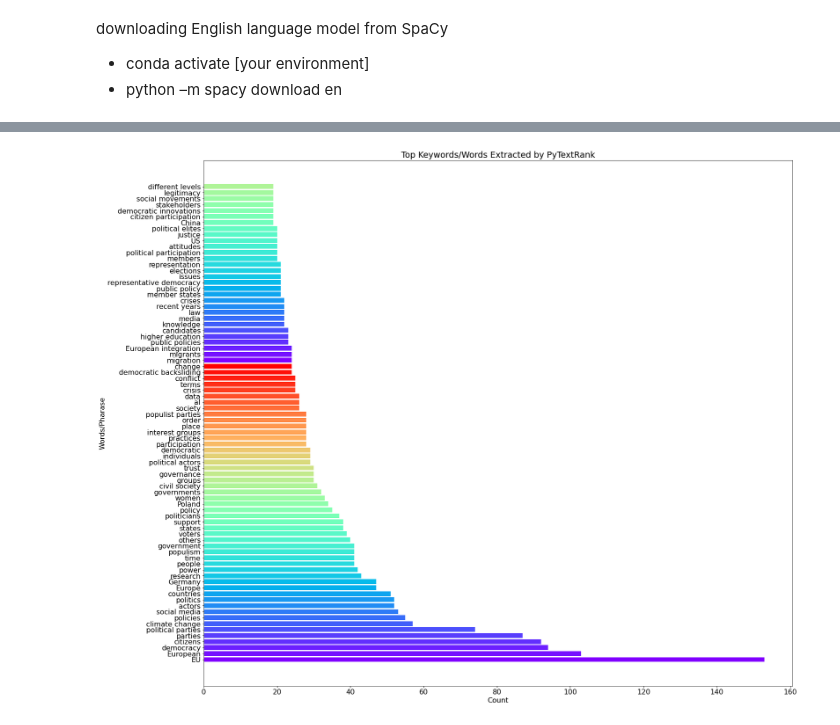
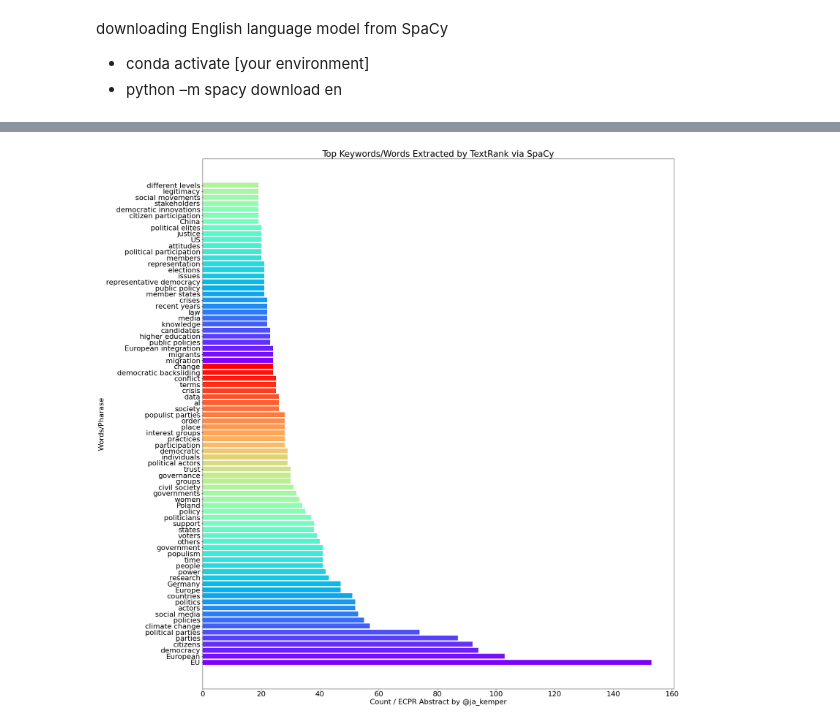
Before and after one commit to davidycliao/ecprgc22-abstruct, a Jupyter notebook: ecpr.ipynb, the cells around one changed output, grey strips where cells are left out. Cells and saved outputs as stored; diff of their text form; code cells hidden in the pictures.

```diff
--- a/ecpr.ipynb
+++ b/ecpr.ipynb
@@ -48,23 +46,23 @@ num_words = collections.Counter(kewyord_clean)
 # %%
 import matplotlib.cm as cm
 import matplotlib.pyplot as plt
 from matplotlib import rcParams
 from wordcloud import WordCloud, STOPWORDS
 
 words = []
 counts = []
 for letter, count in num_words.most_common(80):
     words.append(letter)
     counts.append(count)
 colors = cm.rainbow(np.linspace(0, 1, 50))
-rcParams['figure.figsize'] = 24, 22
-rcParams['font.size'] = '16'
+rcParams['figure.figsize'] = 26, 30
+rcParams['font.size'] = '22'
 
-plt.title('Top Keywords/Words Extracted by PyTextRank')
-plt.xlabel('Count')
+plt.title('Top Keywords/Words Extracted by TextRank via SpaCy')
+plt.xlabel('Count / ECPR Abstract by @ja_kemper')
 plt.ylabel('Words/Pharase')
 plt.barh(words, counts, color=colors)
 # plt.show()
 plt.savefig('ecpr.png')
 # %% [output]
-[figure, old version]
+[figure, new version]
```
Also changed, not shown: parts of 1 cell of this notebook, 2 other files.
